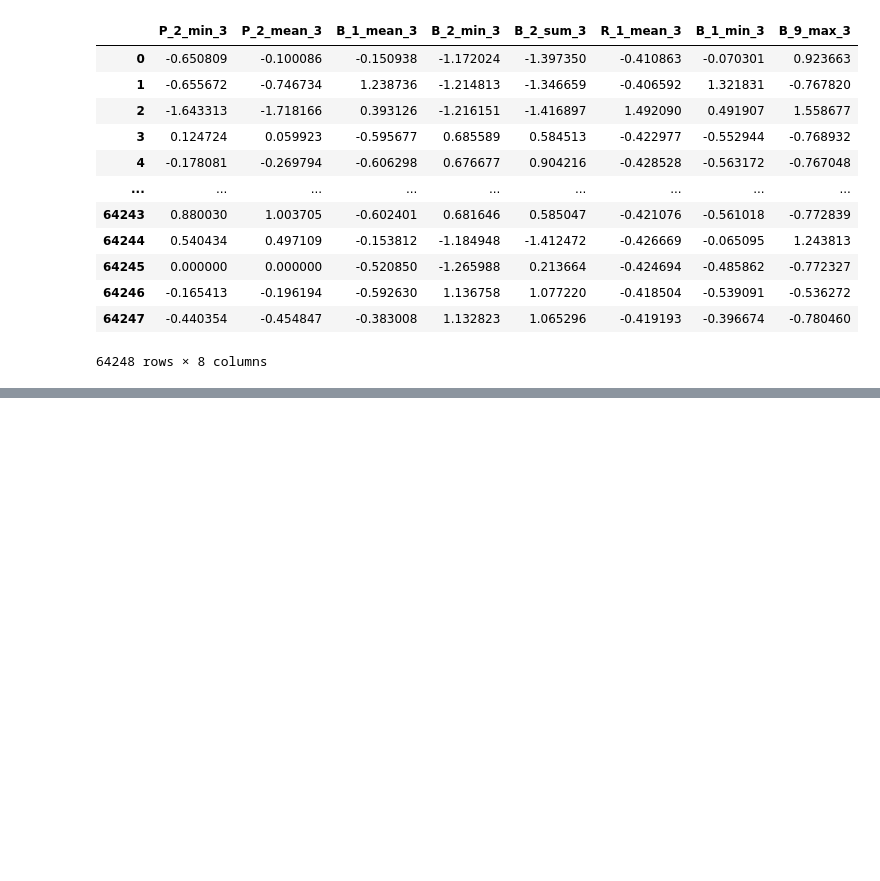
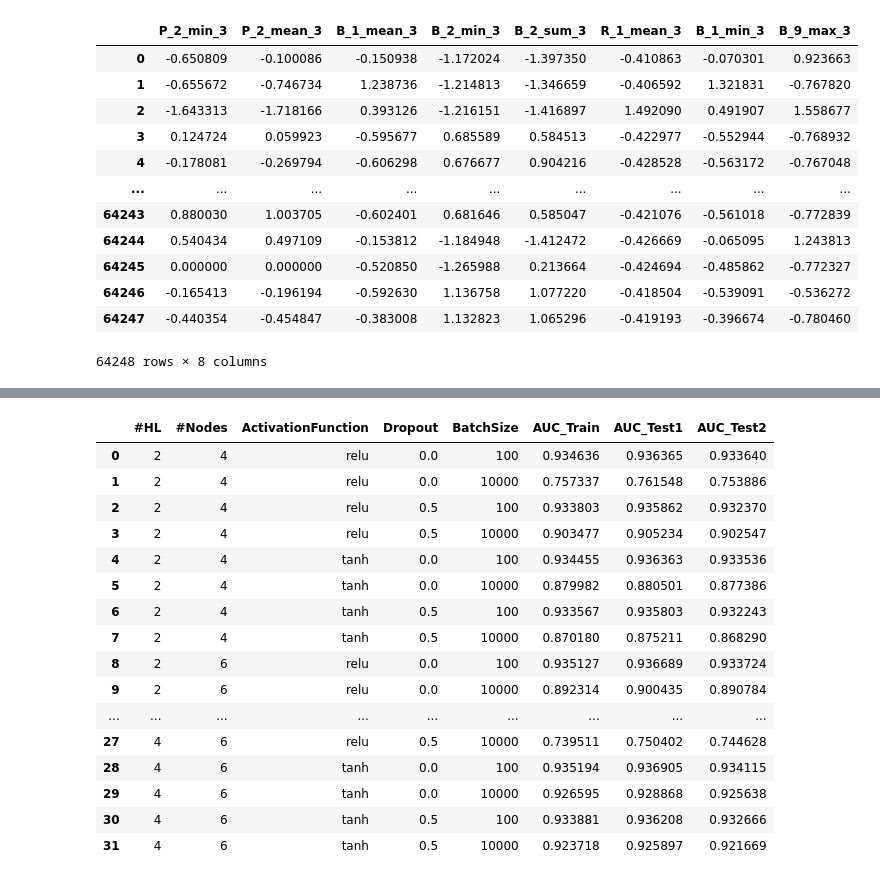
Before and after one commit to itoshiyanazawa/fall2024_ml_credit_risk, a Jupyter notebook: analysis_itoshi.ipynb, the cells around one changed output, grey strips where cells are left out. Drawn from its saved outputs; the diff is of its cells as text; code cells hidden in the pictures; blank space fills up the shorter version.

```diff
--- a/analysis_itoshi.ipynb
+++ b/analysis_itoshi.ipynb
@@ -598,0 +834,21 @@ X_test2_scaled.to_csv('data/X_test2_scaled.csv', index=False)
+# %%
+nn_grid_search_result = pd.read_csv('output/nn_grid_search_result.csv', index_col=0)
+nn_grid_search_result
+# %% [output]
+|  | #HL | #Nodes | ActivationFunction | Dropout | BatchSize | AUC_Train | AUC_Test1 | AUC_Test2 |
+| 0 | 2 | 4 | relu | 0.0 | 100 | 0.934636 | 0.936365 | 0.933640 |
+| 1 | 2 | 4 | relu | 0.0 | 10000 | 0.757337 | 0.761548 | 0.753886 |
+| 2 | 2 | 4 | relu | 0.5 | 100 | 0.933803 | 0.935862 | 0.932370 |
+| 3 | 2 | 4 | relu | 0.5 | 10000 | 0.903477 | 0.905234 | 0.902547 |
+| 4 | 2 | 4 | tanh | 0.0 | 100 | 0.934455 | 0.936363 | 0.933536 |
+| 5 | 2 | 4 | tanh | 0.0 | 10000 | 0.879982 | 0.880501 | 0.877386 |
+| 6 | 2 | 4 | tanh | 0.5 | 100 | 0.933567 | 0.935803 | 0.932243 |
+| 7 | 2 | 4 | tanh | 0.5 | 10000 | 0.870180 | 0.875211 | 0.868290 |
+| 8 | 2 | 6 | relu | 0.0 | 100 | 0.935127 | 0.936689 | 0.933724 |
+| 9 | 2 | 6 | relu | 0.0 | 10000 | 0.892314 | 0.900435 | 0.890784 |
+| ... | ... | ... | ... | ... | ... | ... | ... | ... |
+| 27 | 4 | 6 | relu | 0.5 | 10000 | 0.739511 | 0.750402 | 0.744628 |
+| 28 | 4 | 6 | tanh | 0.0 | 100 | 0.935194 | 0.936905 | 0.934115 |
+| 29 | 4 | 6 | tanh | 0.0 | 10000 | 0.926595 | 0.928868 | 0.925638 |
+| 30 | 4 | 6 | tanh | 0.5 | 100 | 0.933881 | 0.936208 | 0.932666 |
+| 31 | 4 | 6 | tanh | 0.5 | 10000 | 0.923718 | 0.925897 | 0.921669 |
```
Also changed, not shown: parts of 3 cells of this notebook.
